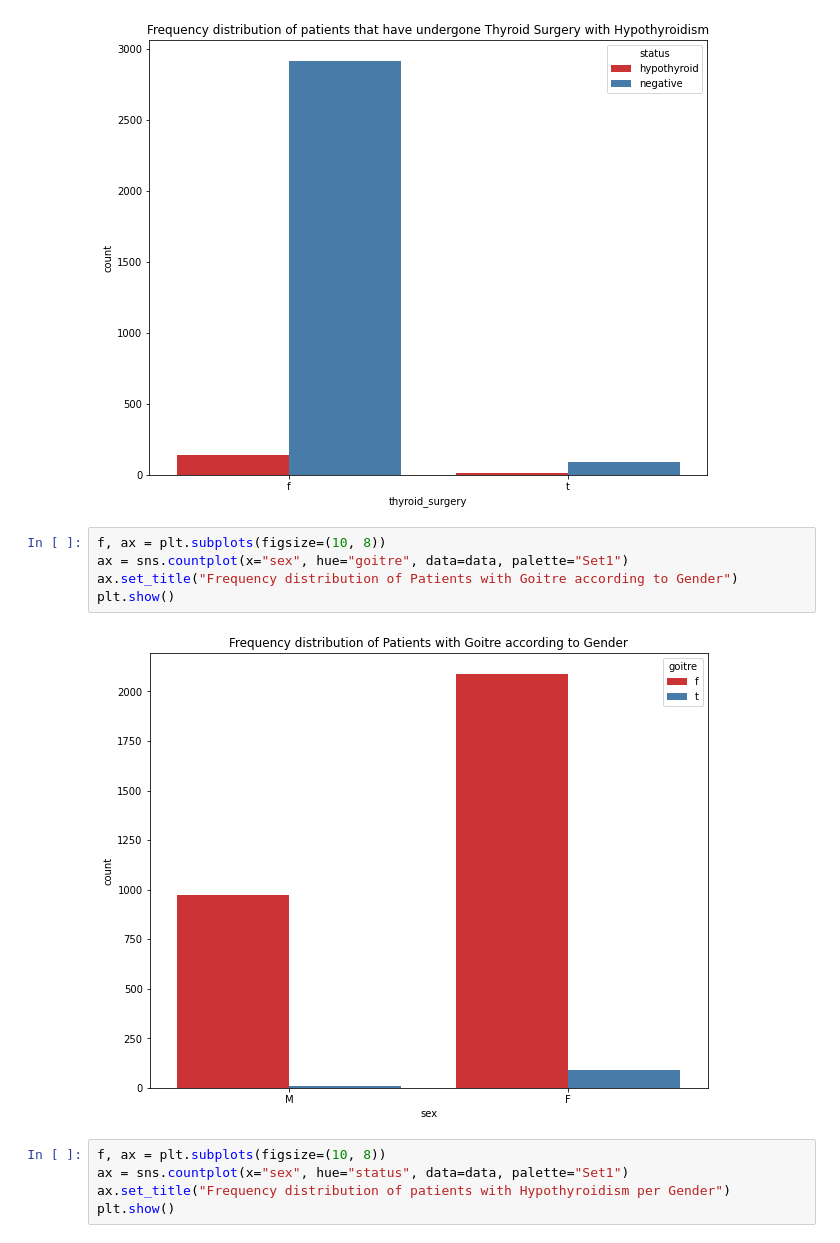
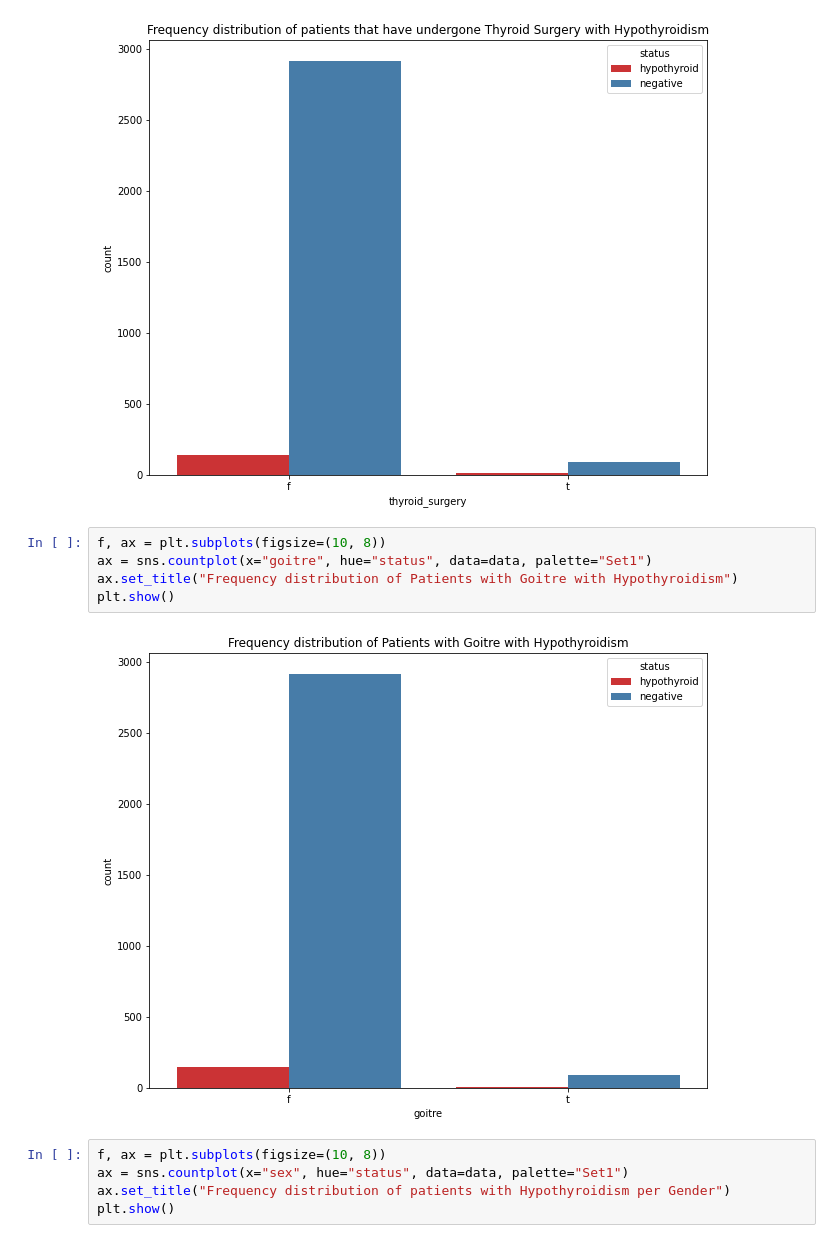
Before and after one commit to nyamskamau/Hypothyroid-Prediction-Dataset, a Jupyter notebook: Independent_Project_Week_8.ipynb, the cells around one changed output. Saved outputs shown, nothing was run; the diff lists cells and outputs as text.

```diff
--- a/Independent_Project_Week_8.ipynb
+++ b/Independent_Project_Week_8.ipynb
@@ -319,11 +334,11 @@ plt.show()
 [figure]
 # %%
 f, ax = plt.subplots(figsize=(10, 8))
-ax = sns.countplot(x="sex", hue="goitre", data=data, palette="Set1")
-ax.set_title("Frequency distribution of Patients with Goitre according to Gender")
+ax = sns.countplot(x="goitre", hue="status", data=data, palette="Set1")
+ax.set_title("Frequency distribution of Patients with Goitre with Hypothyroidism")
 plt.show()
 # %% [output]
-[figure, old version]
+[figure, new version]
 # %%
 f, ax = plt.subplots(figsize=(10, 8))
 ax = sns.countplot(x="sex", hue="status", data=data, palette="Set1")
```
Also changed, not shown: parts of 75 cells of this notebook.
